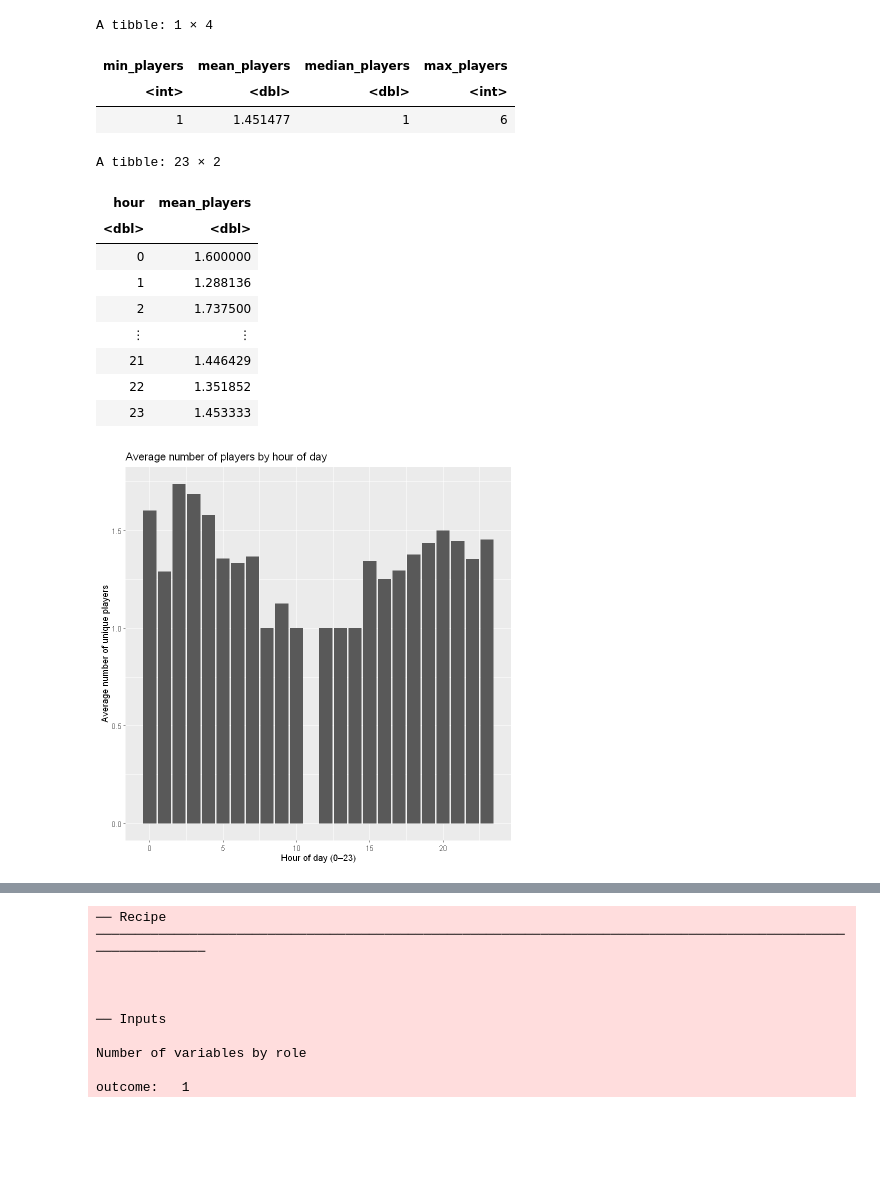
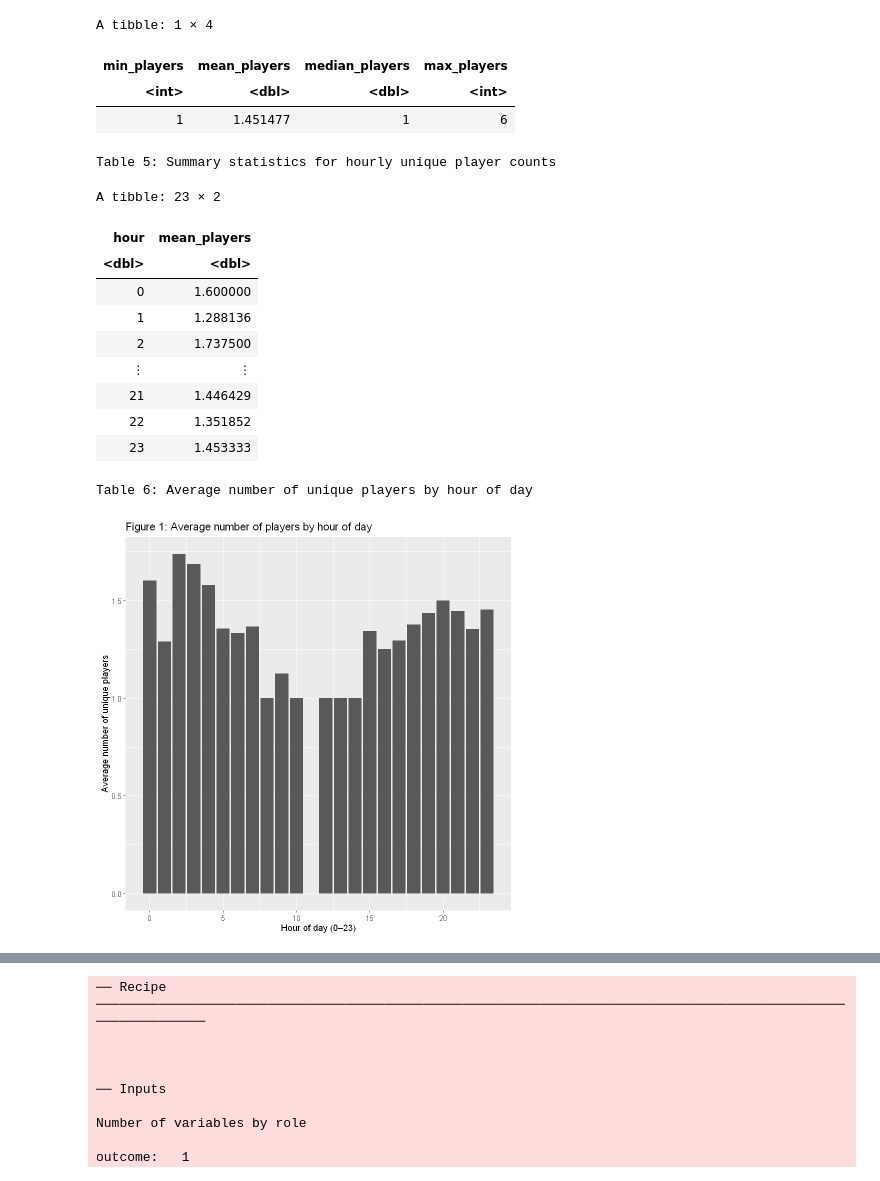
Before and after one commit to mansehajrandhawa/Data-Science-Project, a Jupyter notebook: Project Final Report.ipynb, the cells around one changed output, grey strips where cells are left out. Cells and saved outputs as stored; diff of their text form; code cells hidden in the pictures; blank space fills up the shorter version.

```diff
--- a/Project Final Report.ipynb
+++ b/Project Final Report.ipynb
@@ -122,42 +143,47 @@ hourly_summary <- hourly_players |>
   )
 
 hourly_summary
+cat("Table 5: Summary statistics for hourly unique player counts\n")
 # %% [output]
 A tibble: 1 × 4
 | min_players | mean_players | median_players | max_players |
 | <int> | <dbl> | <dbl> | <int> |
 | 1 | 1.451477 | 1 | 6 |
+Table 5: Summary statistics for hourly unique player counts
 # %%
 players_by_hour <- hourly_players |>
   group_by(hour) |>
   summarise(
     mean_players = mean(unique_players, na.rm = TRUE),
     .groups = "drop"
   )
 
 players_by_hour
+cat("Table 6: Average number of unique players by hour of day\n")
+
 
 ggplot(players_by_hour,
        aes(x = hour,
            y = mean_players)) +
   geom_col() +
   labs(
-    title = "Average number of players by hour of day",
+    title = "Figure 1: Average number of players by hour of day",
     x = "Hour of day (0–23)",
     y = "Average number of unique players"
   )
 # %% [output]
 A tibble: 23 × 2
 | hour | mean_players |
 | <dbl> | <dbl> |
 | 0 | 1.600000 |
 | 1 | 1.288136 |
 | 2 | 1.737500 |
 | ⋮ | ⋮ |
 | 21 | 1.446429 |
 | 22 | 1.351852 |
 | 23 | 1.453333 |
+Table 6: Average number of unique players by hour of day
-[figure, old version]
+[figure, new version]
 # %%
 players_by_weekday <- hourly_players |>
   group_by(weekday) |>
```
Also changed, not shown: parts of 20 cells of this notebook.
